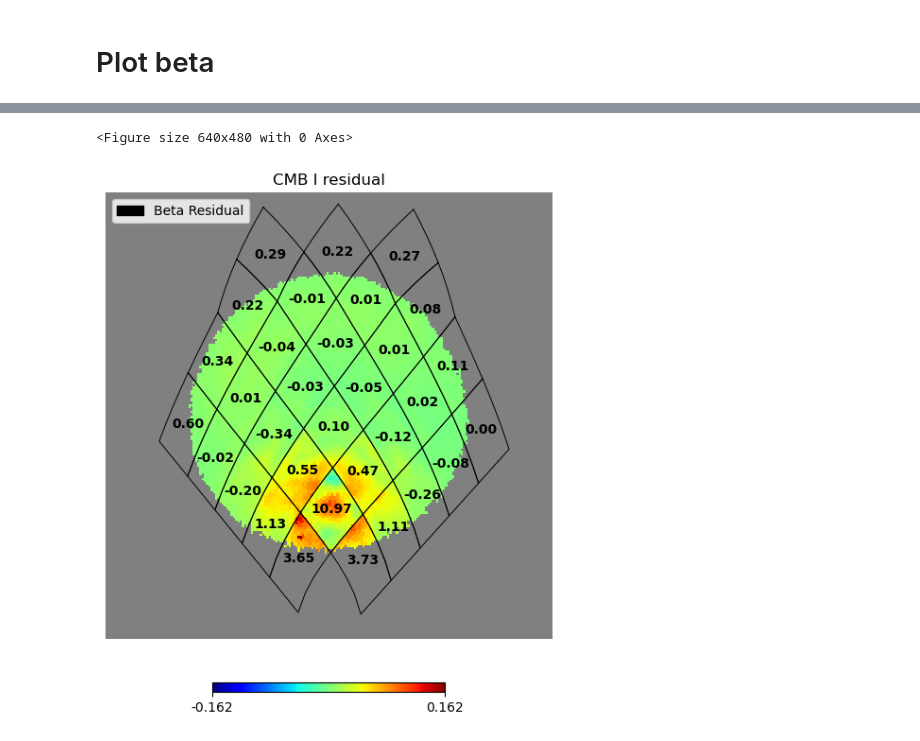
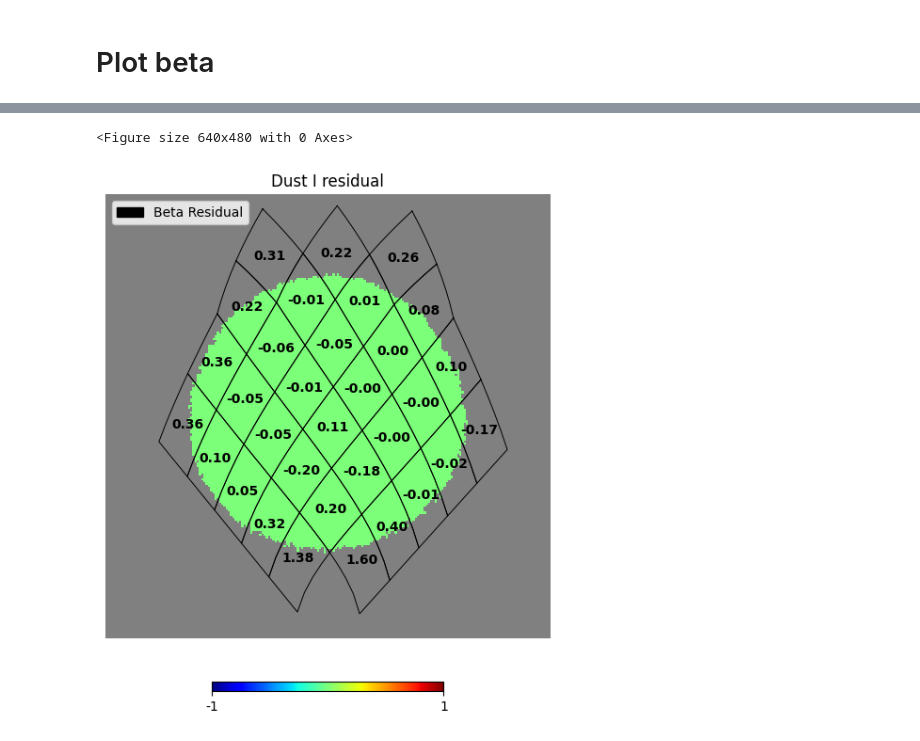
Before and after one commit to qubicsoft/qubic, a Jupyter notebook: qubic/scripts/MapMaking/src/CMM/test_d1.ipynb, the cells around one changed output, grey strips where cells are left out. Cells and saved outputs as stored; diff of their text form; code cells hidden in the pictures.

```diff
--- a/qubic/scripts/MapMaking/src/CMM/test_d1.ipynb
+++ b/qubic/scripts/MapMaking/src/CMM/test_d1.ipynb
@@ -350,23 +334,24 @@ plt.show()
 # %%
 # Print beta over residual maps
 plt.figure()
 
-icomp, istk = 0, 0
+icomp, istk = 1, 0
 
 res = comp_maps_res[icomp, :, istk].copy()
 max = np.max([np.abs(np.min(res[seenpix])), np.max(res[seenpix])])
 res[~seenpix] = hp.UNSEEN
 hp.gnomview(res, rot=center,
                         reso=20,
                         notext=True,
                         title=f"{name_comp[icomp]} {STOKES[istk]} residual",
                         cmap="jet",
-                        min = -max,
-                        max=max)
+                        # min = -max,
+                        # max=max
+)
 
 annotate_pixels(lon, lat, labels, fontsize=10)
 plot_healpix_contour(nside, pix, step=4, linewidth=0.7, label="Beta Residual")
 plt.show()
 # %% [output]
 <Figure size 640x480 with 0 Axes>
-[figure, old version]
+[figure, new version]
```
Also changed, not shown: parts of 9 cells of this notebook, 3 other files.
